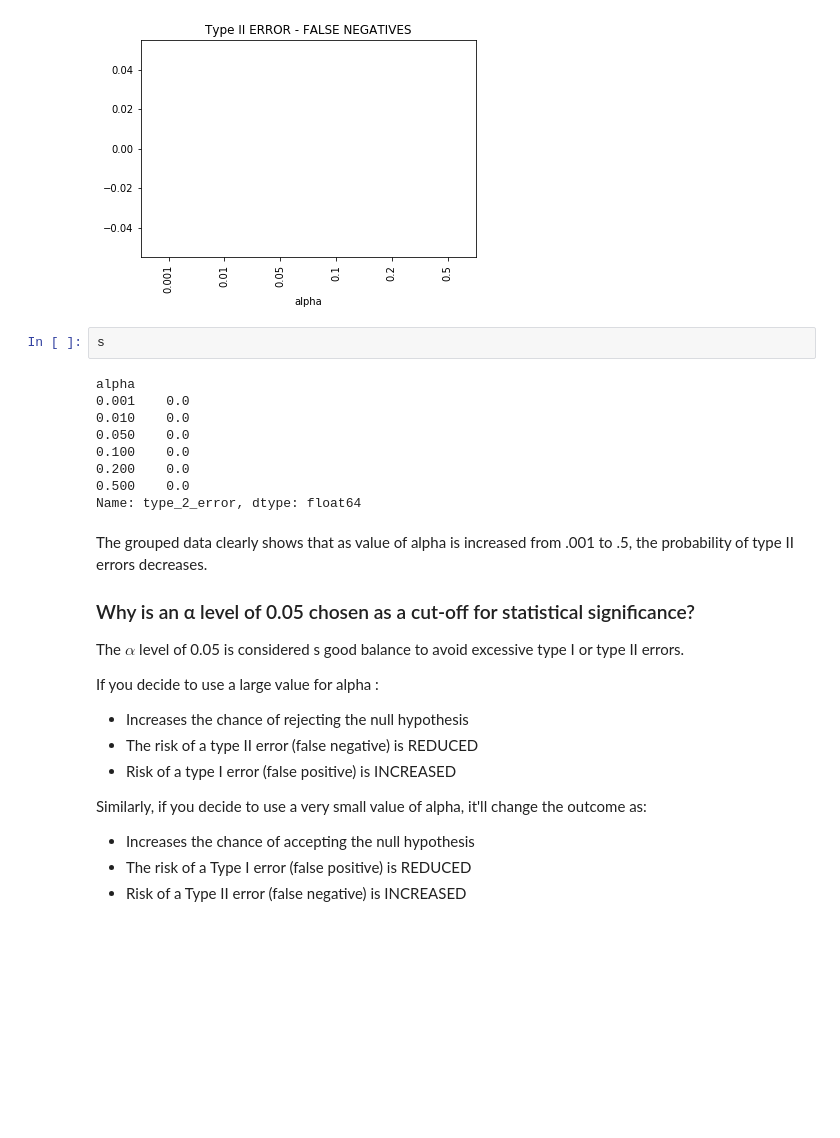
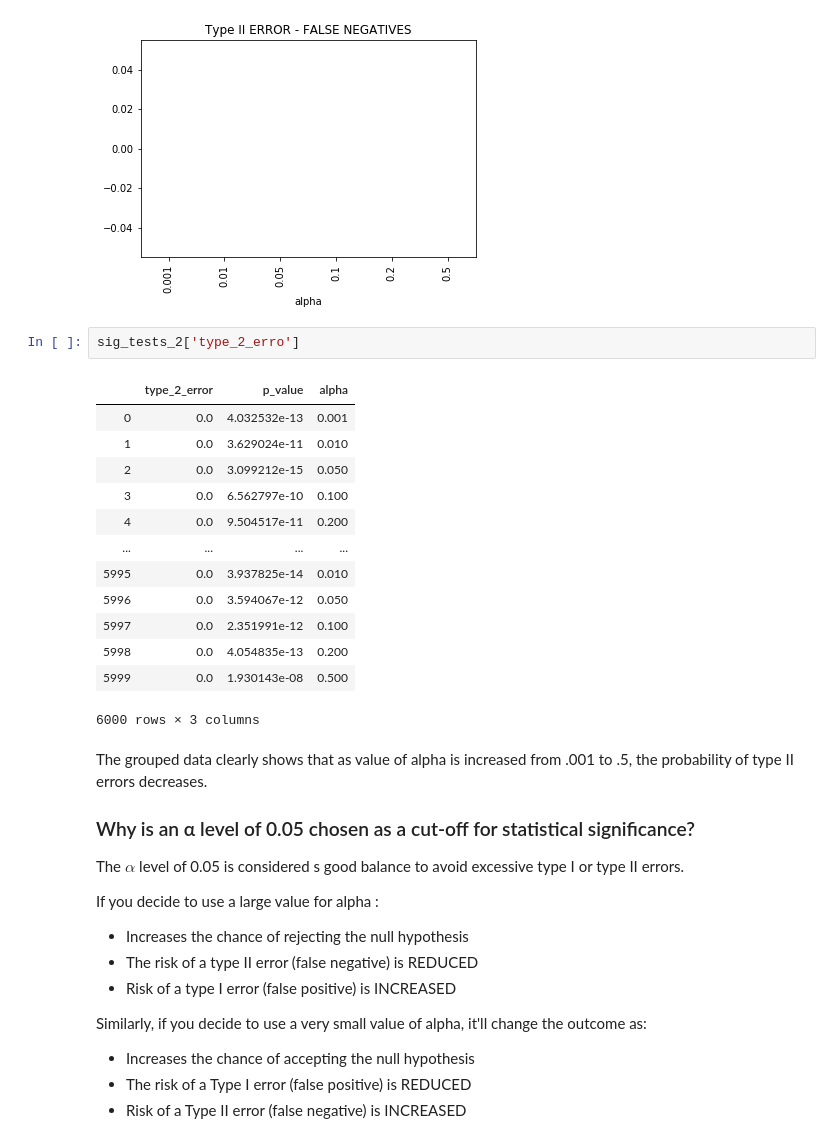
Before and after one commit to OsterMendel/dsc-type-1-and-2-error-lab-nyc-ds-033020, a Jupyter notebook: index.ipynb, the cells around one changed output. Saved outputs shown, nothing was run; the diff lists cells and outputs as text; blank space fills up the shorter version.

```diff
--- a/index.ipynb
+++ b/index.ipynb
@@ -302,17 +302,22 @@ group_error2 = sig_tests_2.groupby('alpha')['type_2_error'].sum()
 group_error2.plot.bar(title = "Type II ERROR - FALSE NEGATIVES");
 # %% [output]
 [figure]
-# %%
-s
-# %% [output]
-alpha
-0.001    0.0
-0.010    0.0
-0.050    0.0
-0.100    0.0
-0.200    0.0
-0.500    0.0
-Name: type_2_error, dtype: float64
+# %%
+sig_tests_2['type_2_erro']
+# %% [output]
+|  | type_2_error | p_value | alpha |
+| 0 | 0.0 | 4.032532e-13 | 0.001 |
+| 1 | 0.0 | 3.629024e-11 | 0.010 |
+| 2 | 0.0 | 3.099212e-15 | 0.050 |
+| 3 | 0.0 | 6.562797e-10 | 0.100 |
+| 4 | 0.0 | 9.504517e-11 | 0.200 |
+| ... | ... | ... | ... |
+| 5995 | 0.0 | 3.937825e-14 | 0.010 |
+| 5996 | 0.0 | 3.594067e-12 | 0.050 |
+| 5997 | 0.0 | 2.351991e-12 | 0.100 |
+| 5998 | 0.0 | 4.054835e-13 | 0.200 |
+| 5999 | 0.0 | 1.930143e-08 | 0.500 |
+6000 rows × 3 columns
 # %% [markdown]
 The grouped data clearly shows that as value of alpha is increased from .001 to .5, the probability of type II errors decreases.
 
```
